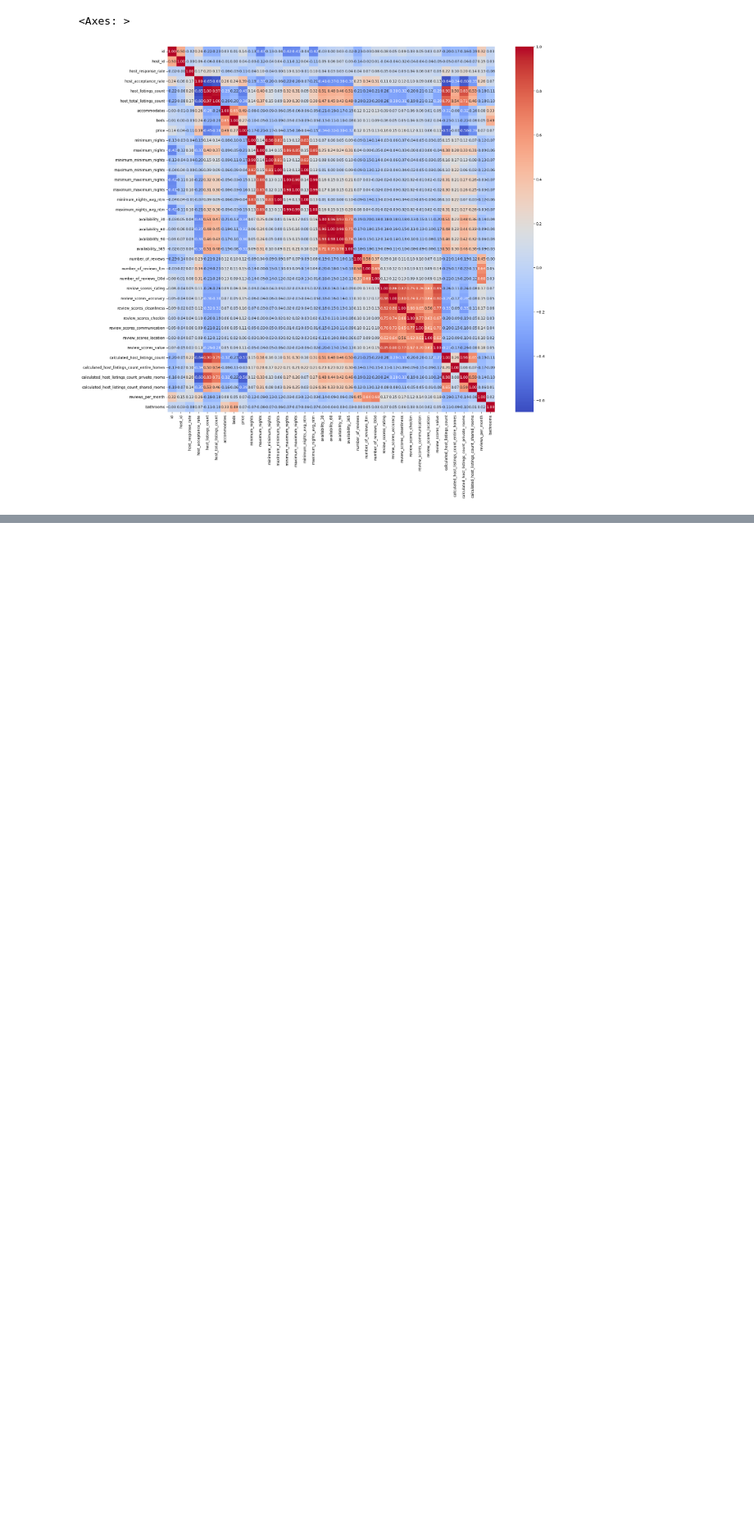
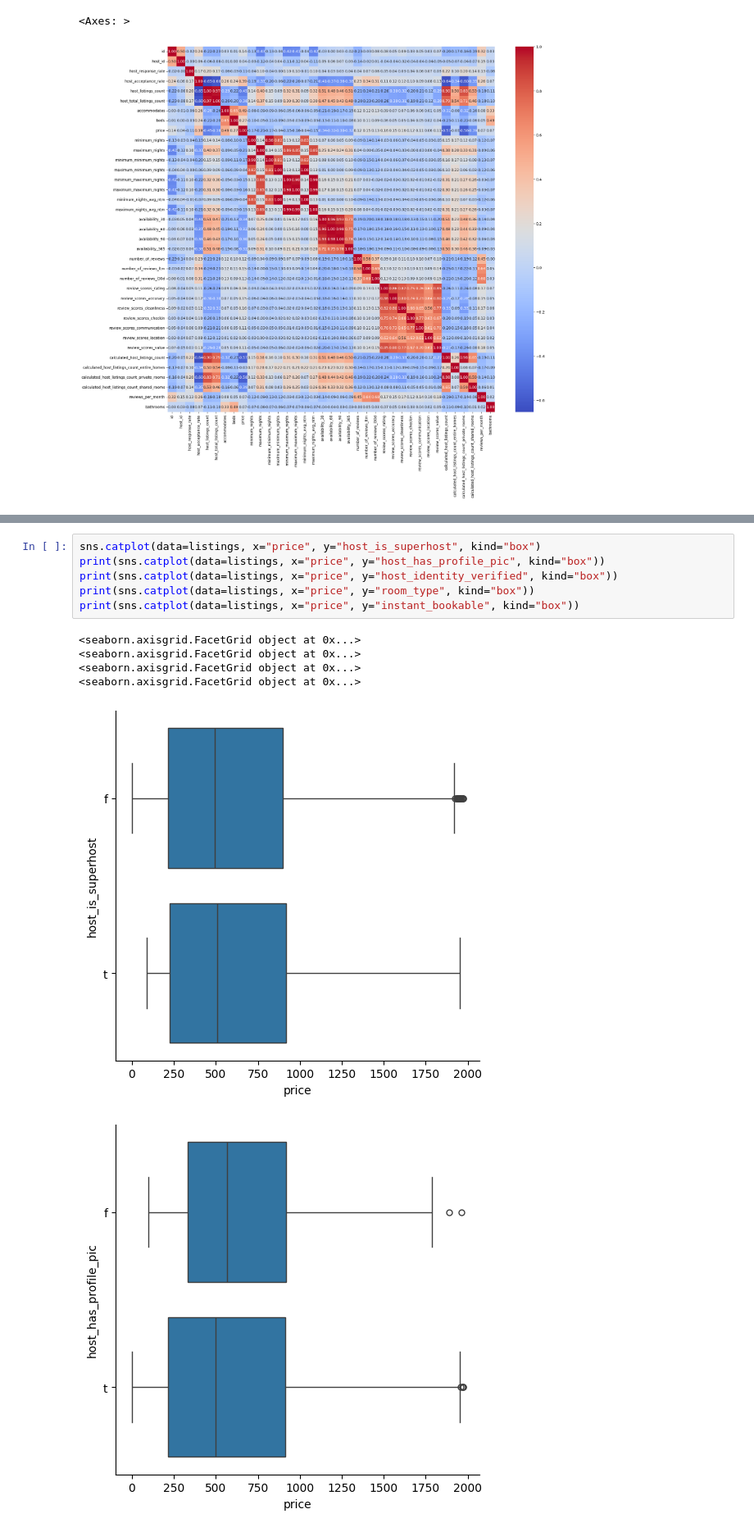
Before and after one commit to alelledo/Hong-Kong_project, a Jupyter notebook: Hong-Kong-project.ipynb, the cells around one changed output, grey strips where cells are left out. Shown at 82% size. Saved outputs shown, nothing was run; the diff lists cells and outputs as text; blank space fills up the shorter version.

```diff
--- a/Hong-Kong-project.ipynb
+++ b/Hong-Kong-project.ipynb
@@ -253,0 +259,13 @@ print(sns.relplot(data=listings, x="bathrooms", y="price", kind='line'))
+# %%
+sns.catplot(data=listings, x="price", y="host_is_superhost", kind="box")
+print(sns.catplot(data=listings, x="price", y="host_has_profile_pic", kind="box"))
+print(sns.catplot(data=listings, x="price", y="host_identity_verified", kind="box"))
+print(sns.catplot(data=listings, x="price", y="room_type", kind="box"))
+print(sns.catplot(data=listings, x="price", y="instant_bookable", kind="box"))
+# %% [output]
+<seaborn.axisgrid.FacetGrid object at 0x...>
+<seaborn.axisgrid.FacetGrid object at 0x...>
+<seaborn.axisgrid.FacetGrid object at 0x...>
+<seaborn.axisgrid.FacetGrid object at 0x...>
+[figure, added]
+[figure, added]
```
Also changed, not shown: parts of 10 cells of this notebook.
